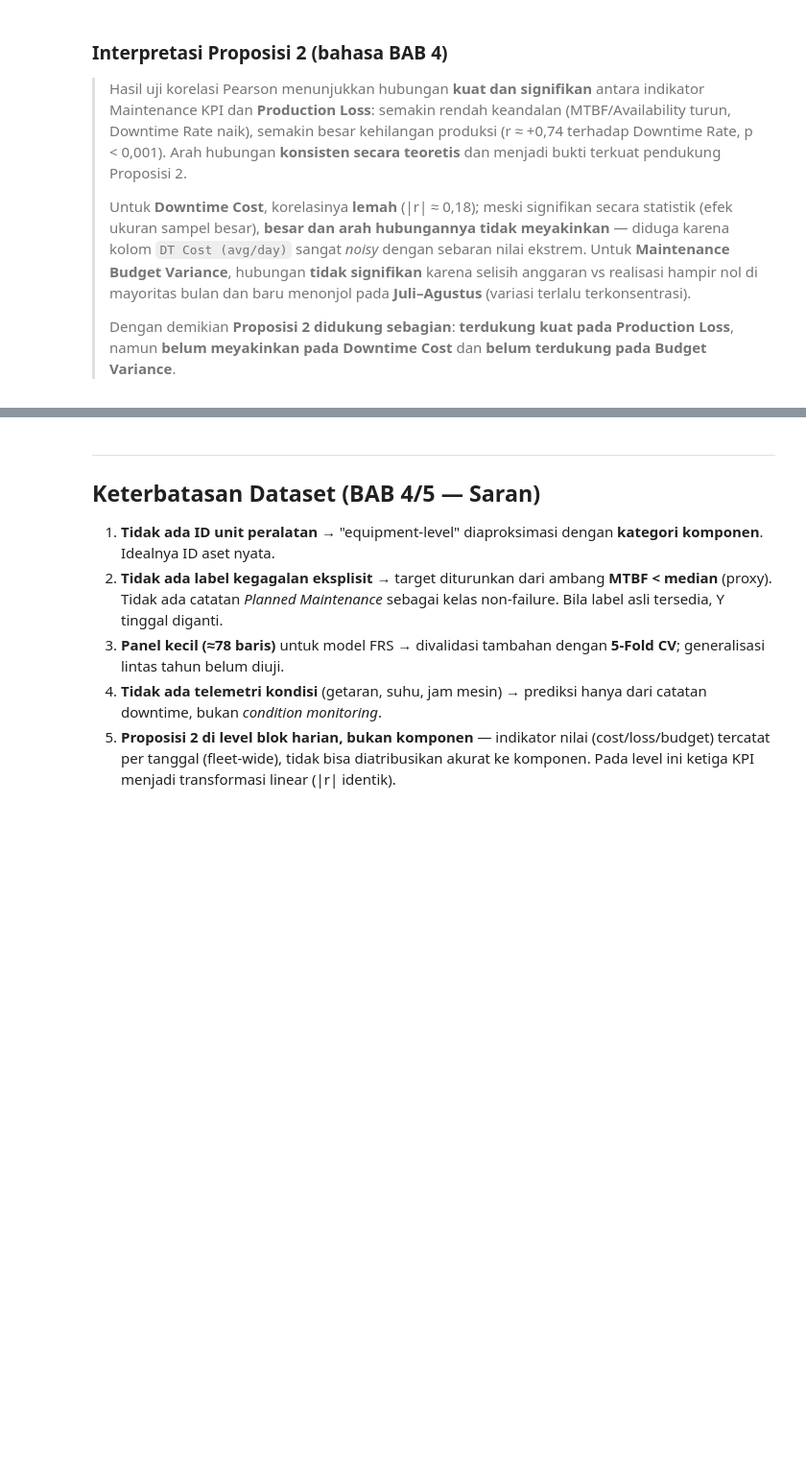
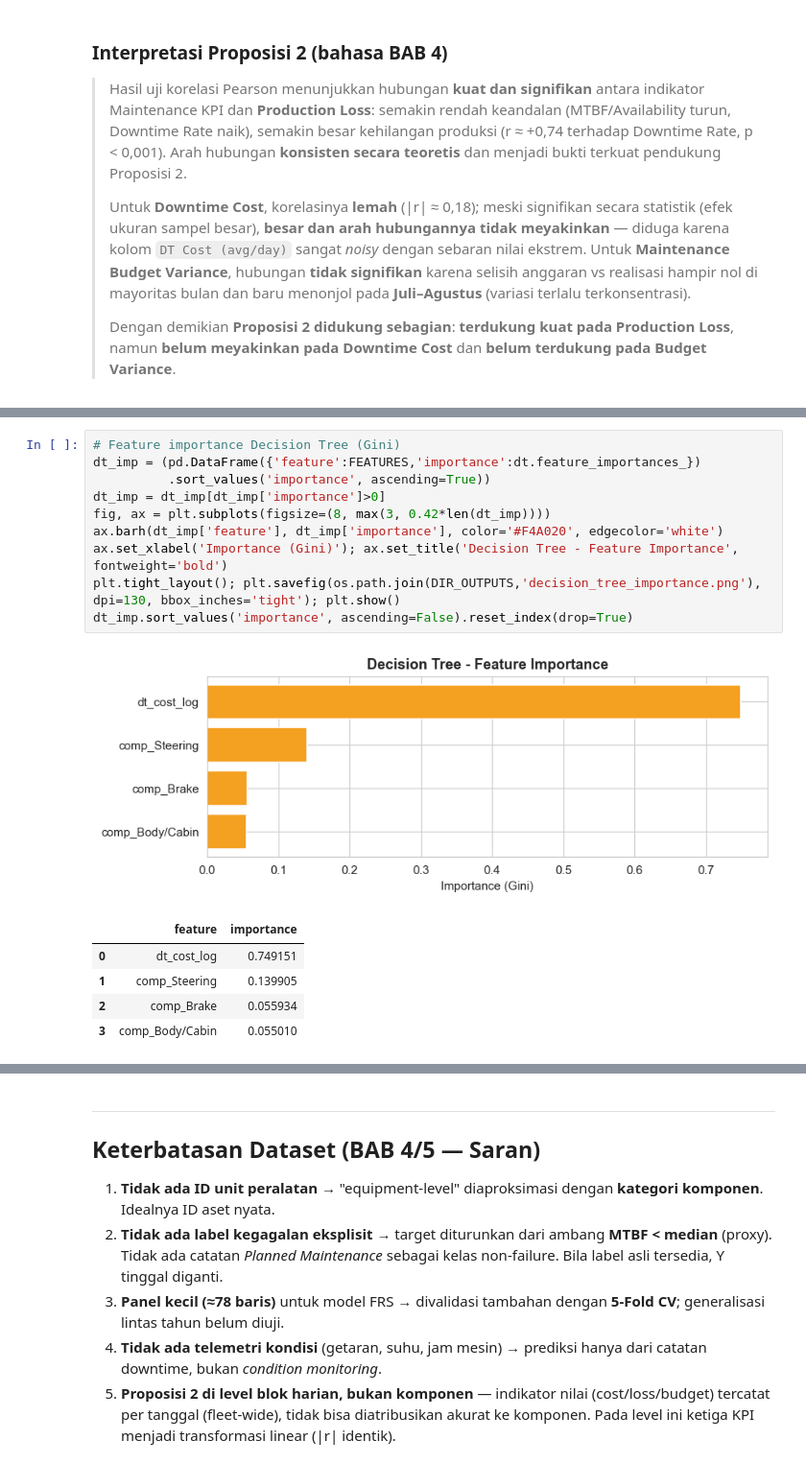
Before and after one commit to AdinarTri/pred_maintenance, a Jupyter notebook: notebook/predictive_maintenance.ipynb, the cells around one changed output, grey strips where cells are left out. Shown at 96% size. Drawn from its saved outputs; the diff is of its cells as text; blank space fills up the shorter version.

```diff
--- a/notebook/predictive_maintenance.ipynb
+++ b/notebook/predictive_maintenance.ipynb
@@ -517,3 +575,20 @@ Terbaik ROC-AUC: Random Forest (Pembanding) | Terbaik Recall: Random Forest (Pem
+# %%
+# Feature importance Decision Tree (Gini)
+dt_imp = (pd.DataFrame({'feature':FEATURES,'importance':dt.feature_importances_})
+          .sort_values('importance', ascending=True))
+dt_imp = dt_imp[dt_imp['importance']>0]
+fig, ax = plt.subplots(figsize=(8, max(3, 0.42*len(dt_imp))))
+ax.barh(dt_imp['feature'], dt_imp['importance'], color='#F4A020', edgecolor='white')
+ax.set_xlabel('Importance (Gini)'); ax.set_title('Decision Tree - Feature Importance', fontweight='bold')
+plt.tight_layout(); plt.savefig(os.path.join(DIR_OUTPUTS,'decision_tree_importance.png'), dpi=130, bbox_inches='tight'); plt.show()
+dt_imp.sort_values('importance', ascending=False).reset_index(drop=True)
+# %% [output]
+[figure, added]
+|  | feature | importance |
+| 0 | dt_cost_log | 0.749151 |
+| 1 | comp_Steering | 0.139905 |
+| 2 | comp_Brake | 0.055934 |
+| 3 | comp_Body/Cabin | 0.055010 |
 # %%
 joblib.dump(logreg, os.path.join(DIR_MODELS,'logistic_regression.pkl'))
 joblib.dump(rf,     os.path.join(DIR_MODELS,'random_forest.pkl'))
```
Also changed, not shown: parts of 11 cells of this notebook, 6 other files.
